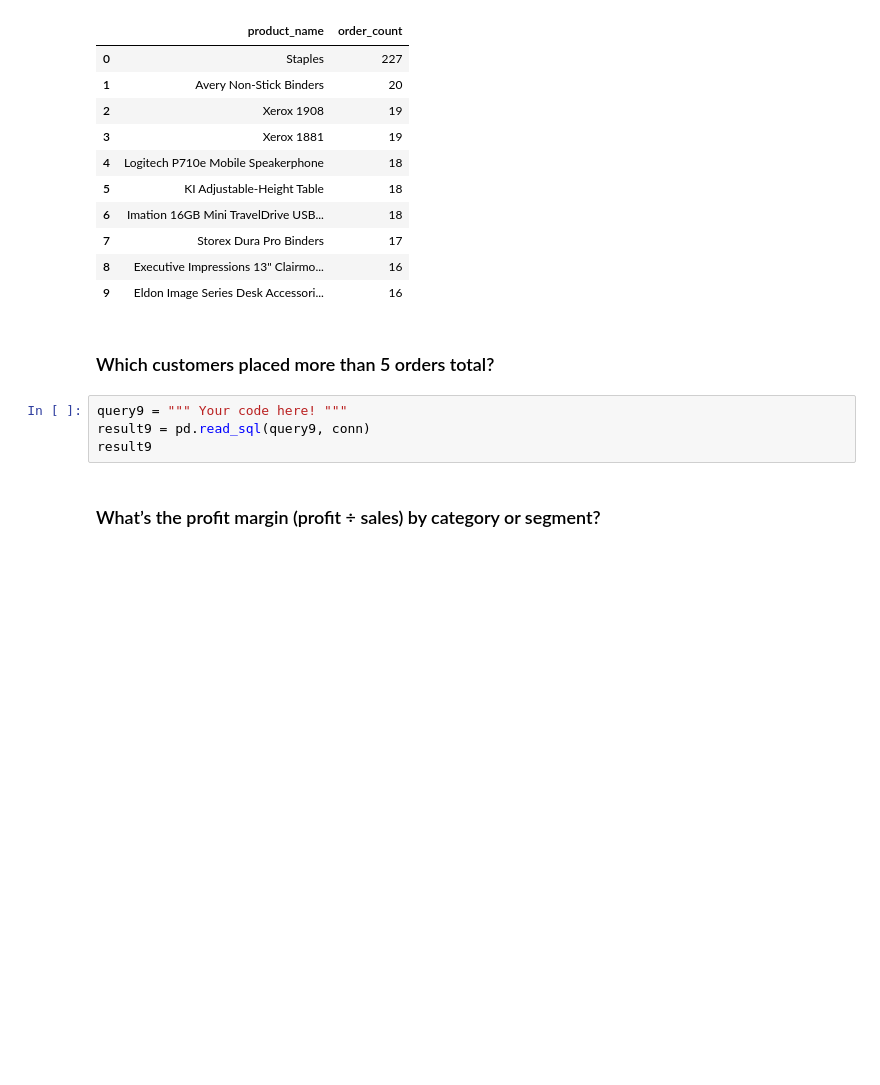
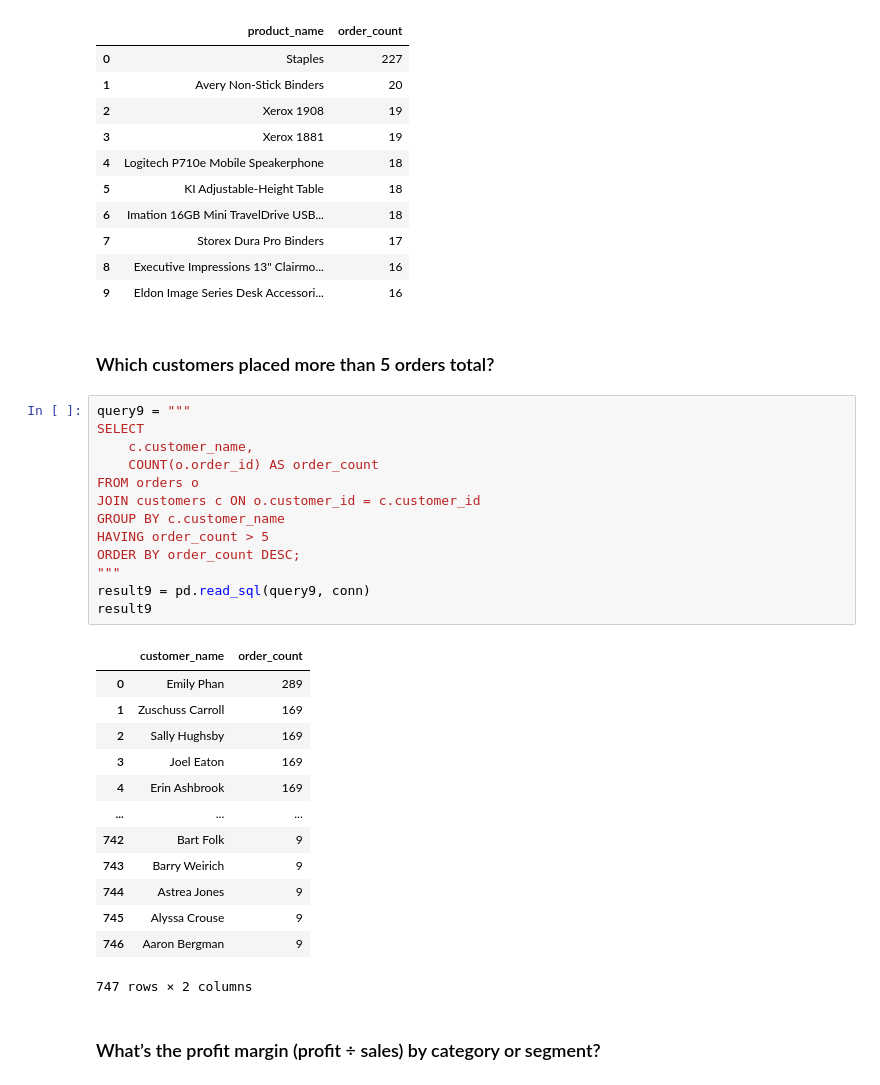
Before and after one commit to notepadnomad/DataAnalysisModule3, a Jupyter notebook: Week4/notebooks/superstore_sales_workflow.ipynb, the cells around one changed output. Drawn from its saved outputs; the diff is of its cells as text; blank space fills up the shorter version.

```diff
--- a/Week4/notebooks/superstore_sales_workflow.ipynb
+++ b/Week4/notebooks/superstore_sales_workflow.ipynb
@@ -365,10 +365,33 @@ result8
 | 9 | Eldon Image Series Desk Accessori... | 16 |
 # %% [markdown]
 ### Which customers placed more than 5 orders total?
-# %%
-query9 = """ Your code here! """
-result9 = pd.read_sql(query9, conn)
-result9
+# %%
+query9 = """
+SELECT
+    c.customer_name,
+    COUNT(o.order_id) AS order_count
+FROM orders o
+JOIN customers c ON o.customer_id = c.customer_id
+GROUP BY c.customer_name
+HAVING order_count > 5
+ORDER BY order_count DESC;
+"""
+result9 = pd.read_sql(query9, conn)
+result9
+# %% [output]
+|  | customer_name | order_count |
+| 0 | Emily Phan | 289 |
+| 1 | Zuschuss Carroll | 169 |
+| 2 | Sally Hughsby | 169 |
+| 3 | Joel Eaton | 169 |
+| 4 | Erin Ashbrook | 169 |
+| ... | ... | ... |
+| 742 | Bart Folk | 9 |
+| 743 | Barry Weirich | 9 |
+| 744 | Astrea Jones | 9 |
+| 745 | Alyssa Crouse | 9 |
+| 746 | Aaron Bergman | 9 |
+747 rows × 2 columns
 # %% [markdown]
 ### What’s the profit margin (profit ÷ sales) by category or segment?
 # %%
```
